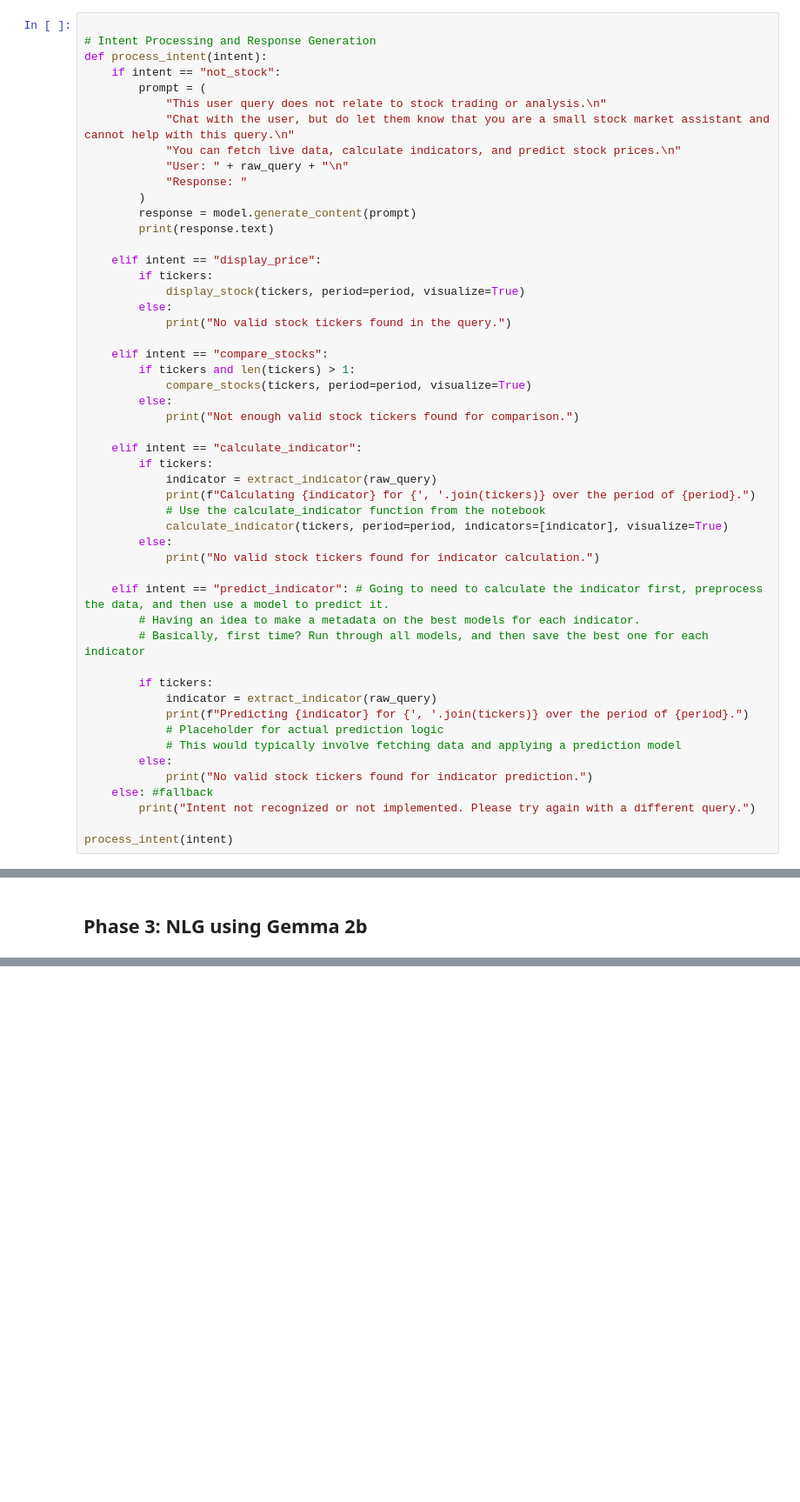
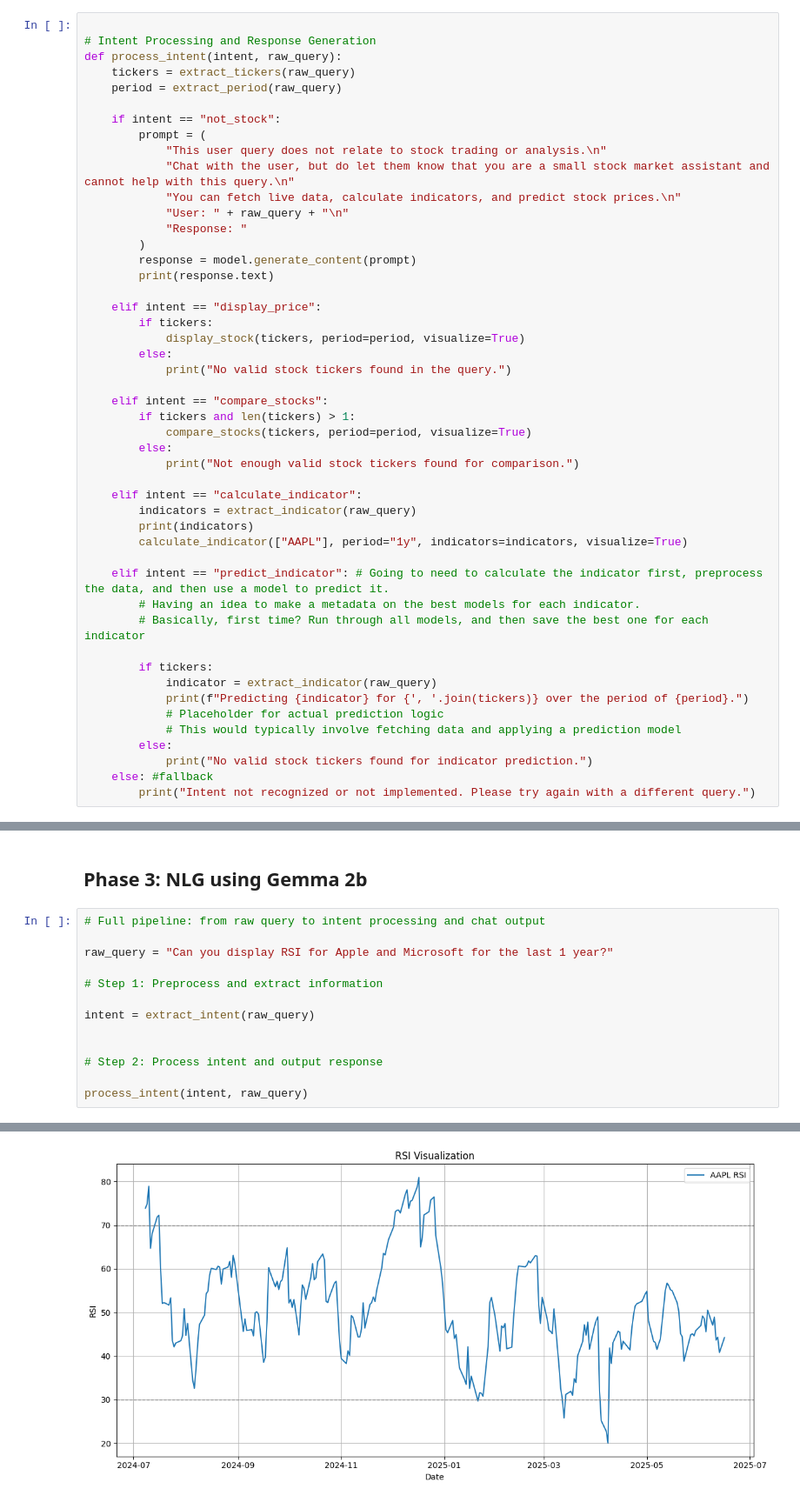
Before and after one commit to AGRedQ/Finance_Fian, a Jupyter notebook: simple_working_pipeline.ipynb, the cells around one changed output, grey strips where cells are left out. Shown: that part at 87% size. Saved outputs shown, nothing was run; the diff lists cells and outputs as text; blank space fills up the shorter version.

```diff
--- a/simple_working_pipeline.ipynb
+++ b/simple_working_pipeline.ipynb
@@ -537,7 +581,10 @@ Date
 # %%
 
 # Intent Processing and Response Generation
-def process_intent(intent):
+def process_intent(intent, raw_query):
+    tickers = extract_tickers(raw_query)
+    period = extract_period(raw_query)
+
     if intent == "not_stock":
         prompt = (
             "This user query does not relate to stock trading or analysis.\n"
@@ -562,13 +609,9 @@ def process_intent(intent):
             print("Not enough valid stock tickers found for comparison.")
 
     elif intent == "calculate_indicator":
-        if tickers:
-            indicator = extract_indicator(raw_query)
-            print(f"Calculating {indicator} for {', '.join(tickers)} over the period of {period}.")
-            # Use the calculate_indicator function from the notebook
-            calculate_indicator(tickers, period=period, indicators=[indicator], visualize=True)
-        else:
-            print("No valid stock tickers found for indicator calculation.")
+        indicators = extract_indicator(raw_query)
+        print(indicators)
+        calculate_indicator(["AAPL"], period="1y", indicators=indicators, visualize=True)
 
     elif intent == "predict_indicator": # Going to need to calculate the indicator first, preprocess the data, and then use a model to predict it.
         # Having an idea to make a metadata on the best models for each indicator.
@@ -583,5 +626,3 @@ def process_intent(intent):
             print("No valid stock tickers found for indicator prediction.")
     else: #fallback
         print("Intent not recognized or not implemented. Please try again with a different query.")
-
-process_intent(intent)
@@ -591,2 +629,16 @@ NameError: name 'test_data' is not defined
 # %% [markdown]
 ## Phase 3: NLG using Gemma 2b
+# %%
+# Full pipeline: from raw query to intent processing and chat output
+
+raw_query = "Can you display RSI for Apple and Microsoft for the last 1 year?"
+
+# Step 1: Preprocess and extract information
+
+intent = extract_intent(raw_query)
+
+
+# Step 2: Process intent and output response
+
+process_intent(intent, raw_query)
+# %% [output]
@@ -592,0 +665 @@ NameError: name 'test_data' is not defined
+[figure, added]
```
Also changed, not shown: parts of 6 cells of this notebook, 6 other files.
